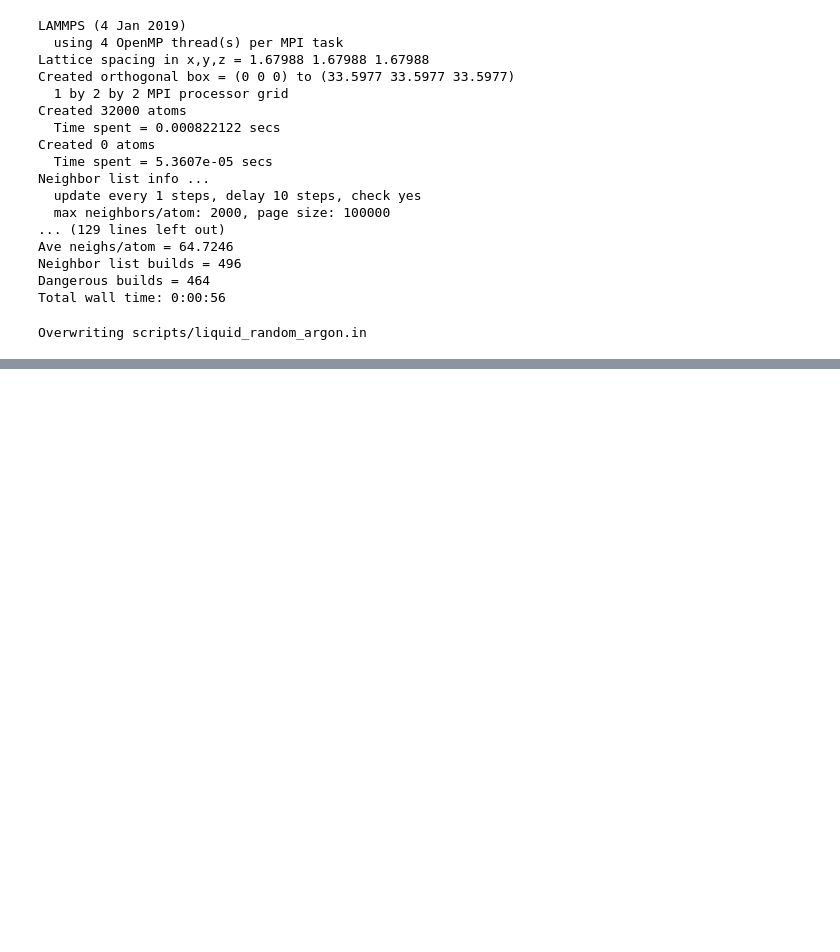
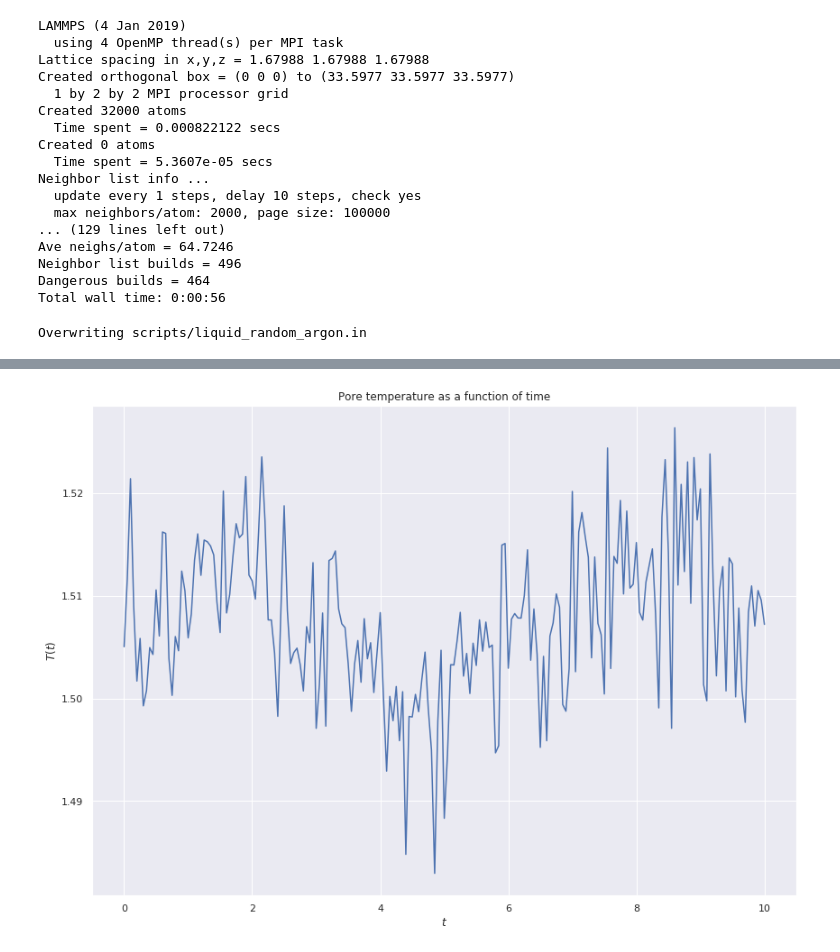
Before and after one commit to Schoyen/FYS4460, a Jupyter notebook: project-2/generating-a-nano-porous-material.ipynb, the cells around one changed output, grey strips where cells are left out. Drawn from its saved outputs; the diff is of its cells as text; code cells hidden in the pictures; blank space fills up the shorter version.

Commit message:
Add plots on nano porous materials

```diff
--- a/project-2/generating-a-nano-porous-material.ipynb
+++ b/project-2/generating-a-nano-porous-material.ipynb
@@ -327,0 +353,12 @@ Total wall time: 0:00:50
+# %%
+log_df = read_log("dat/low_density.log")
+# %%
+fig = plt.figure(figsize=(14, 10))
+
+plt.plot(log_df["v_time"], log_df["c_pore_temp"])
+plt.xlabel(r"$t$")
+plt.ylabel(r"$T(t)$")
+plt.title(r"Pore temperature as a function of time")
+plt.show()
+# %% [output]
+[figure, added]
```
Also changed, not shown: parts of 9 cells of this notebook, 3 other files.
